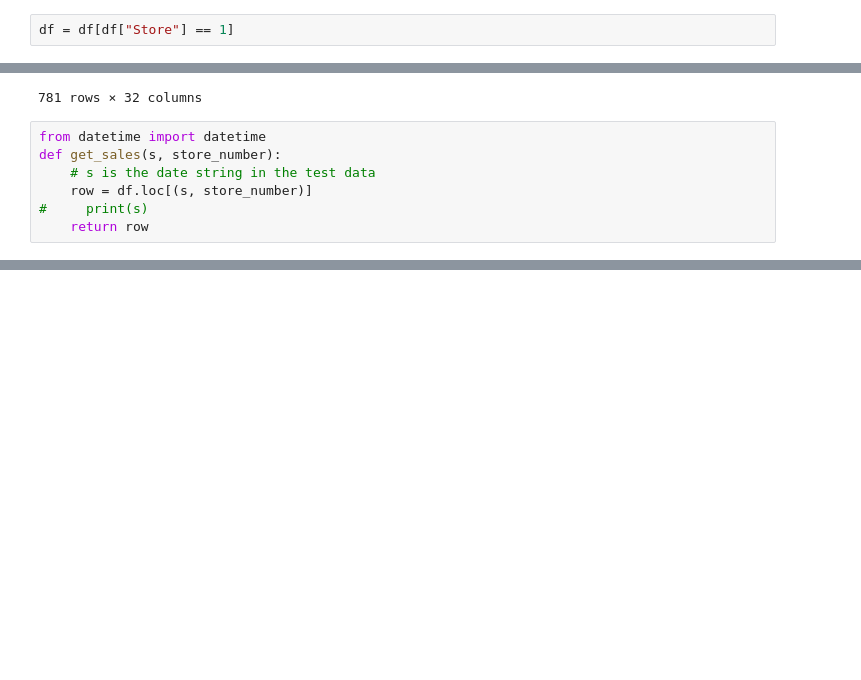
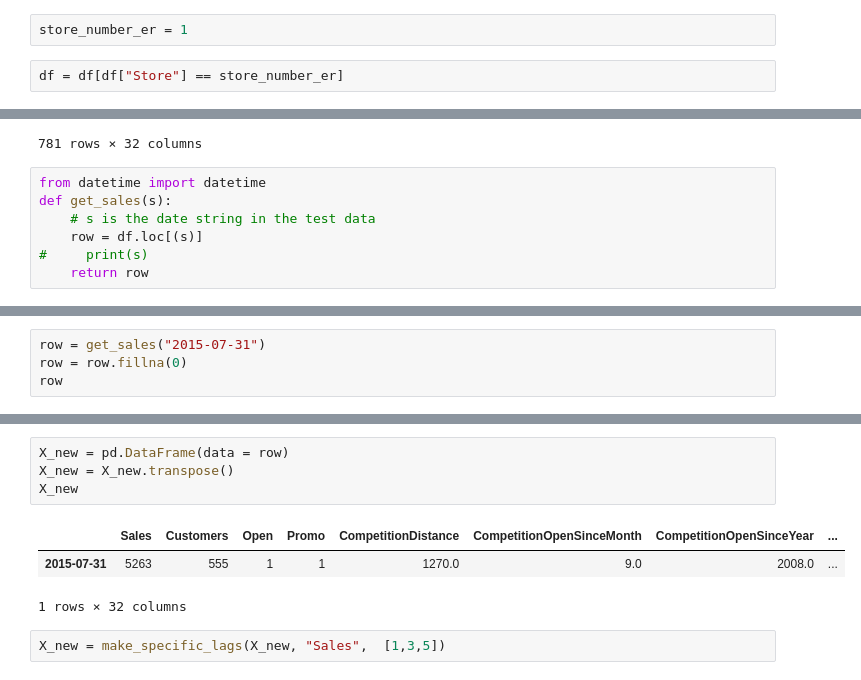
Before and after one commit to samyak1512/-HactoberFest2023-For_All_Beginers-, a Jupyter notebook: Rossman_Store_Sales_Data_2.ipynb, the cells around one changed output, grey strips where cells are left out. Drawn from its saved outputs; the diff is of its cells as text; blank space fills up the shorter version.

```diff
--- a/Rossman_Store_Sales_Data_2.ipynb
+++ b/Rossman_Store_Sales_Data_2.ipynb
@@ -162,8 +162,10 @@ Data columns (total 24 columns):
  23  PromoInterval_Mar,Jun,Sept,Dec  1017209 non-null  bool
 dtypes: bool(10), float64(5), int64(8), object(1)
 memory usage: 126.1+ MB
+# %%
+store_number_er = 1
 # %%
-df = df[df["Store"] == 1]
+df = df[df["Store"] == store_number_er]
 # %%
 df = df.asfreq('D')
 # %%
@@ -1362,8 +1328,8 @@ df
 781 rows × 32 columns
 # %%
 from datetime import datetime
-def get_sales(s, store_number):
+def get_sales(s):
     # s is the date string in the test data
-    row = df.loc[(s, store_number)]
+    row = df.loc[(s)]
 #     print(s)
     return row
@@ -1376,0 +1336,4 @@ KeyError: 4
+# %%
+row = get_sales("2015-07-31")
+row = row.fillna(0)
+row
@@ -1376,0 +1358,10 @@ KeyError: 4
+# %%
+X_new = pd.DataFrame(data = row)
+X_new = X_new.transpose()
+X_new
+# %% [output]
+|  | Sales | Customers | Open | Promo | CompetitionDistance | CompetitionOpenSinceMonth | CompetitionOpenSinceYear | ... |
+| 2015-07-31 | 5263 | 555 | 1 | 1 | 1270.0 | 9.0 | 2008.0 | ... |
+1 rows × 32 columns
+# %%
+X_new = make_specific_lags(X_new, "Sales",  [1,3,5])
```
Also changed, not shown: parts of 11 cells of this notebook.
